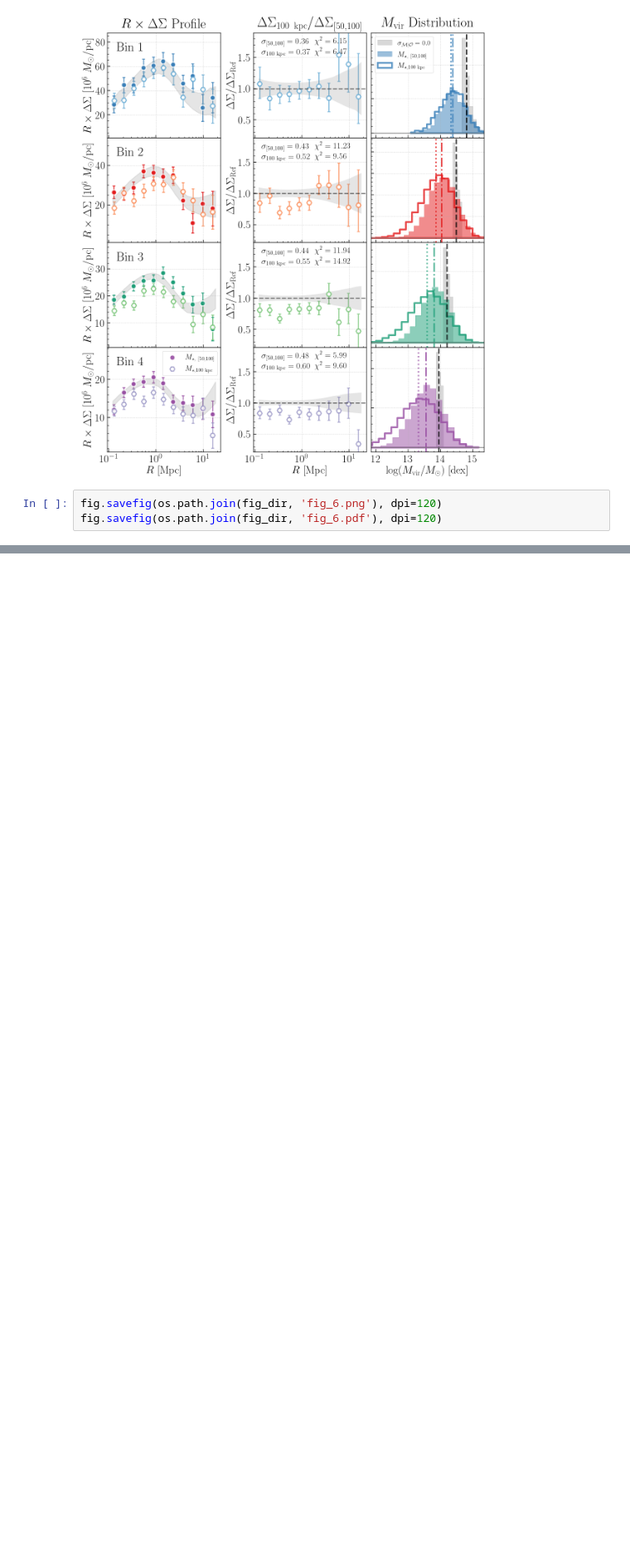
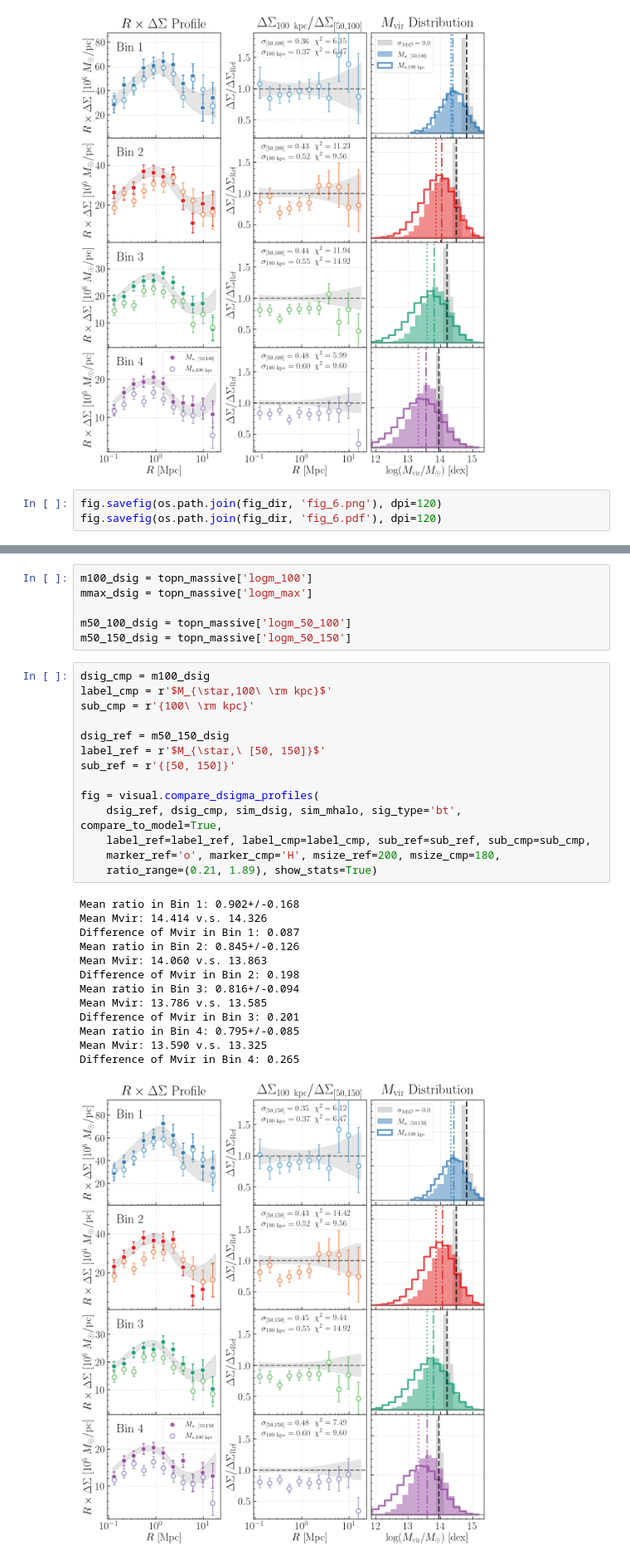
Before and after one commit to dr-guangtou/jianbing, a Jupyter notebook: notebooks/figure/fig6.ipynb, the cells around one changed output, grey strips where cells are left out. Shown at 83% size. Drawn from its saved outputs; the diff is of its cells as text; blank space fills up the shorter version.

```diff
--- a/notebooks/figure/fig6.ipynb
+++ b/notebooks/figure/fig6.ipynb
@@ -93,0 +132,34 @@ fig.savefig(os.path.join(fig_dir, 'fig_6.pdf'), dpi=120)
+# %%
+m100_dsig = topn_massive['logm_100']
+mmax_dsig = topn_massive['logm_max']
+
+m50_100_dsig = topn_massive['logm_50_100']
+m50_150_dsig = topn_massive['logm_50_150']
+# %%
+dsig_cmp = m100_dsig
+label_cmp = r'$M_{\star,100\ \rm kpc}$'
+sub_cmp = r'{100\ \rm kpc}'
+
+dsig_ref = m50_150_dsig
+label_ref = r'$M_{\star,\ [50, 150]}$'
+sub_ref = r'{[50, 150]}'
+
+fig = visual.compare_dsigma_profiles(
+    dsig_ref, dsig_cmp, sim_dsig, sim_mhalo, sig_type='bt', compare_to_model=True,
+    label_ref=label_ref, label_cmp=label_cmp, sub_ref=sub_ref, sub_cmp=sub_cmp,
+    marker_ref='o', marker_cmp='H', msize_ref=200, msize_cmp=180,
+    ratio_range=(0.21, 1.89), show_stats=True)
+# %% [output]
+Mean ratio in Bin 1: 0.902+/-0.168
+Mean Mvir: 14.414 v.s. 14.326
+Difference of Mvir in Bin 1: 0.087
+Mean ratio in Bin 2: 0.845+/-0.126
+Mean Mvir: 14.060 v.s. 13.863
+Difference of Mvir in Bin 2: 0.198
+Mean ratio in Bin 3: 0.816+/-0.094
+Mean Mvir: 13.786 v.s. 13.585
+Difference of Mvir in Bin 3: 0.201
+Mean ratio in Bin 4: 0.795+/-0.085
+Mean Mvir: 13.590 v.s. 13.325
+Difference of Mvir in Bin 4: 0.265
+[figure, added]
```
Also changed, not shown: parts of 4 cells of this notebook, 1 other file.
